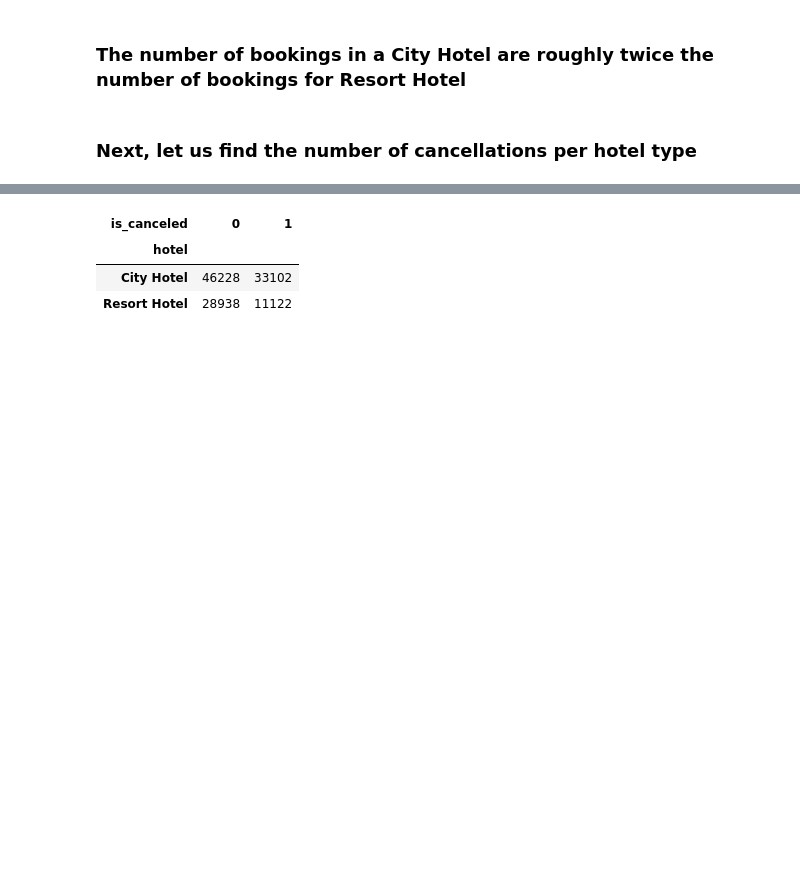
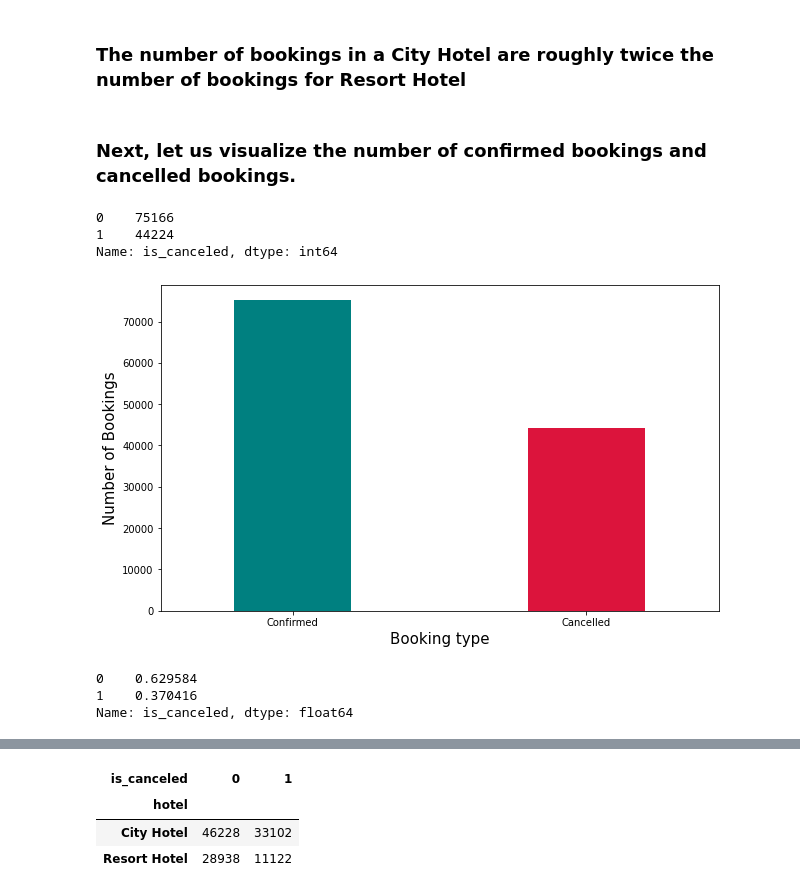
Before and after one commit to priyaregit/EDA_Hotel-Booking, a Jupyter notebook: Hotel_Booking_Analysis_EDA_Capstone_Project.ipynb, the cells around one changed output, grey strips where cells are left out. Drawn from its saved outputs; the diff is of its cells as text; code cells hidden in the pictures; blank space fills up the shorter version.

```diff
--- a/Hotel_Booking_Analysis_EDA_Capstone_Project.ipynb
+++ b/Hotel_Booking_Analysis_EDA_Capstone_Project.ipynb
@@ -446,4 +526,34 @@ plt.rcParams['figure.figsize'] = (10, 6)
 # %% [markdown]
 ### The number of bookings in a City Hotel are roughly twice the number of bookings for Resort Hotel
 # %% [markdown]
-### Next, let us find the number of cancellations per hotel type
+### Next, let us visualize the number of confirmed bookings and cancelled bookings.
+# %%
+# Finding the count of booking cancellations
+
+cancellation = hotel_booking['is_canceled'].value_counts()
+cancellation
+# %% [output]
+0    75166
+1    44224
+Name: is_canceled, dtype: int64
+# %%
+# Bar plot to visualize confirmed bookings vs cancellations
+cancellation.plot.bar(width = 0.4, color = ['teal', 'crimson'])
+
+# Giving labels to the bar plot
+plt.ylabel('Number of Bookings', fontsize = 15)
+plt.xlabel('Booking type', fontsize = 15)
+plt.xticks(hotel_booking['is_canceled'].unique(), labels = ['Confirmed', 'Cancelled'], rotation = 'horizontal')
+
+# Setting the display figure size using rcParams method
+plt.rcParams['figure.figsize'] = (10, 6)
+# %% [output]
+[figure, added]
+# %%
+# Normalizing the value count of 'is_canceled' data
+
+hotel_booking.is_canceled.value_counts(normalize=True)
+# %% [output]
+0    0.629584
+1    0.370416
+Name: is_canceled, dtype: float64
```
Also changed, not shown: parts of 80 cells of this notebook.
